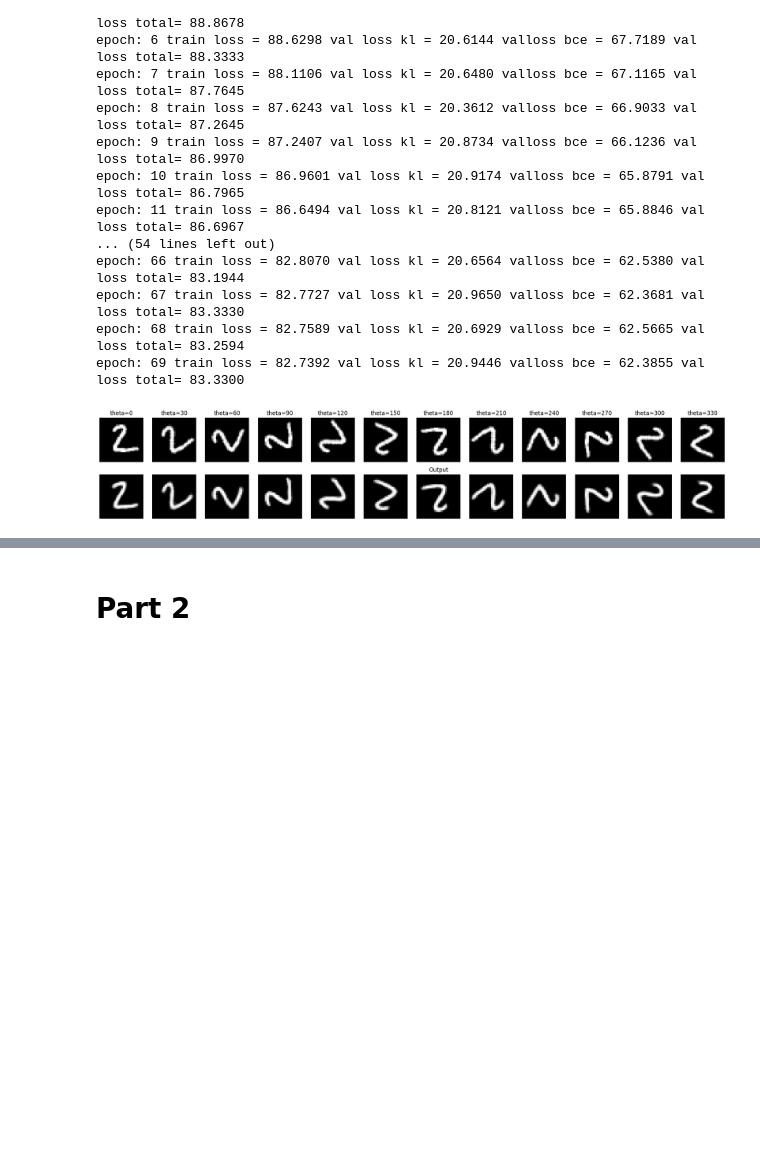
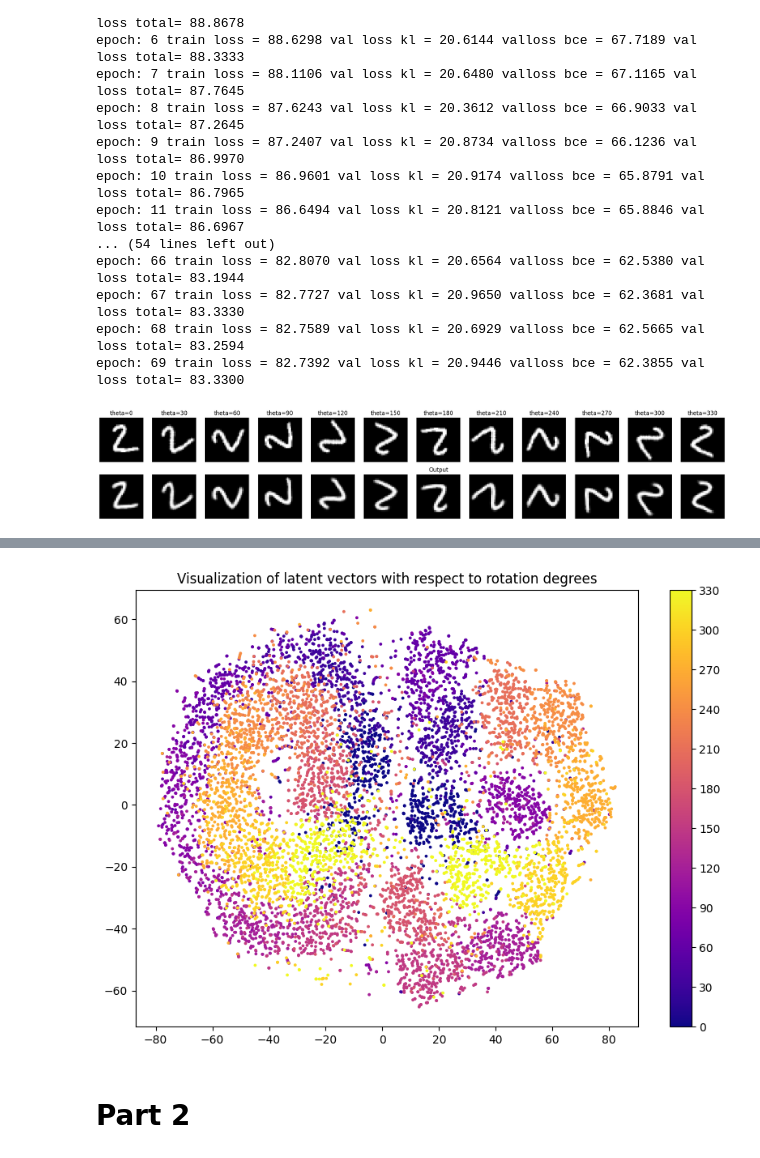
Before and after one commit to anjalik04/Unsupervised-Symmetry-Discovery-Task-2j, a Jupyter notebook: final-task2j.ipynb, the cells around one changed output, grey strips where cells are left out. Drawn from its saved outputs; the diff is of its cells as text; code cells hidden in the pictures; blank space fills up the shorter version.

```diff
--- a/final-task2j.ipynb
+++ b/final-task2j.ipynb
@@ -487,5 +486,5 @@ fig.show()
 # %%
-'''Latent Space Visualizaion.
+'''Latent Space Visualization.
     This plot visualizes the rotation angles regardless of the image label.'''
 
 latent_vectors = []
@@ -493,7 +492,7 @@ labels = []
 
 for theta in angles:
     for batch_idx, (data, label) in enumerate(rot_test_dataset[theta]):
-        if(batch_idx>800):
+        if batch_idx > 800:
             break
         label = (label.item(), theta)
         data = data.to(device)
@@ -504,18 +503,21 @@ for theta in angles:
 
 latent_vectors = np.concatenate(latent_vectors, axis=0)
 labels = np.array(labels)
-label_strings = [f"{theta}" for num,theta in labels]
+angle_labels = np.array([theta for _, theta in labels])
 
 label_encoder = LabelEncoder()
-encoded_labels = label_encoder.fit_transform(label_strings)
+encoded_labels = label_encoder.fit_transform(angle_labels)
 
-reducer =TSNE(n_components=2,learning_rate=200, n_iter=1000,random_state=56)
+reducer = TSNE(n_components=2, learning_rate=200, n_iter=1000, random_state=56)
 X_tsne = reducer.fit_transform(latent_vectors)
 
-fig = px.scatter(x=X_tsne[:, 0], y=X_tsne[:, 1], color=encoded_labels*30)
-fig.update_traces(marker=dict(size=3))
-fig.update_layout(title="Visualization of latent vectors with respect to rotation degrees",
-                  width=900,
-                  height=600)
-fig.show()
+plt.figure(figsize=(10, 7))
+scatter = plt.scatter(X_tsne[:, 0], X_tsne[:, 1], c=angle_labels, cmap='plasma', s=3)
+cbar = plt.colorbar(scatter)
+
+cbar.set_ticks(angles)
+cbar.set_ticklabels([str(a) for a in angles])
+
+plt.title("Visualization of latent vectors with respect to rotation degrees")
+plt.show()
 # %% [output]
@@ -523,3 +524,4 @@ fig.show()
+[figure, added]
 # %% [markdown]
 # **Part 2**
 # %% [markdown]
```
Also changed, not shown: parts of 3 cells of this notebook.
